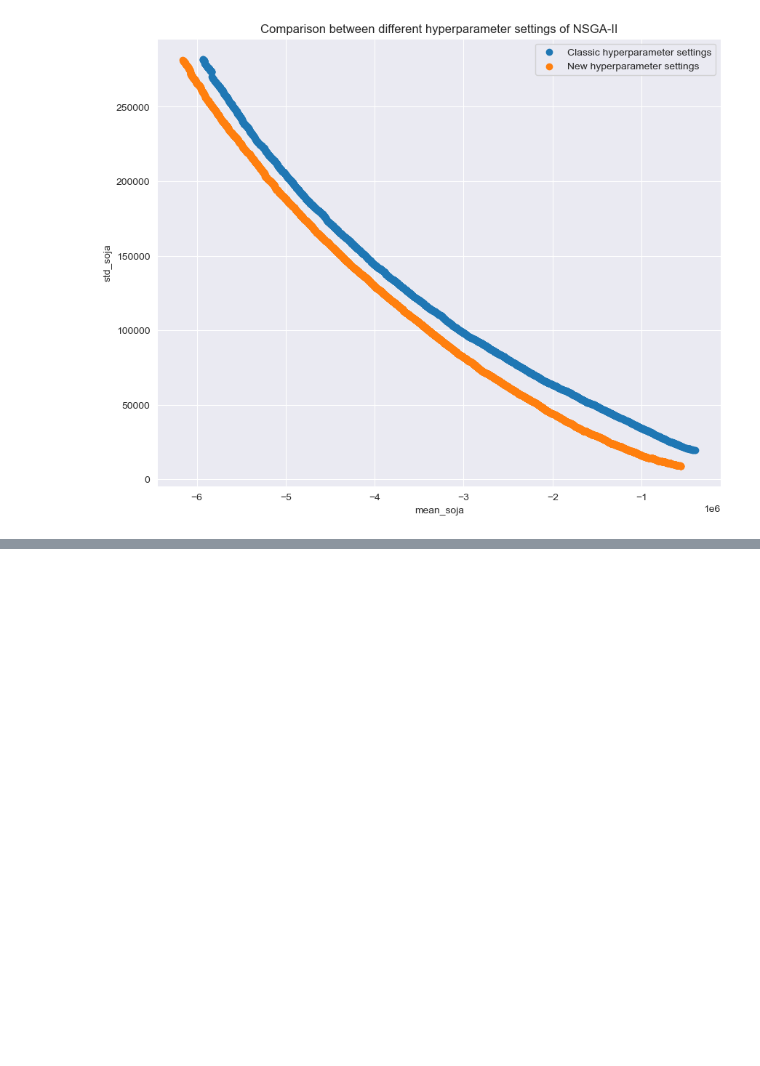
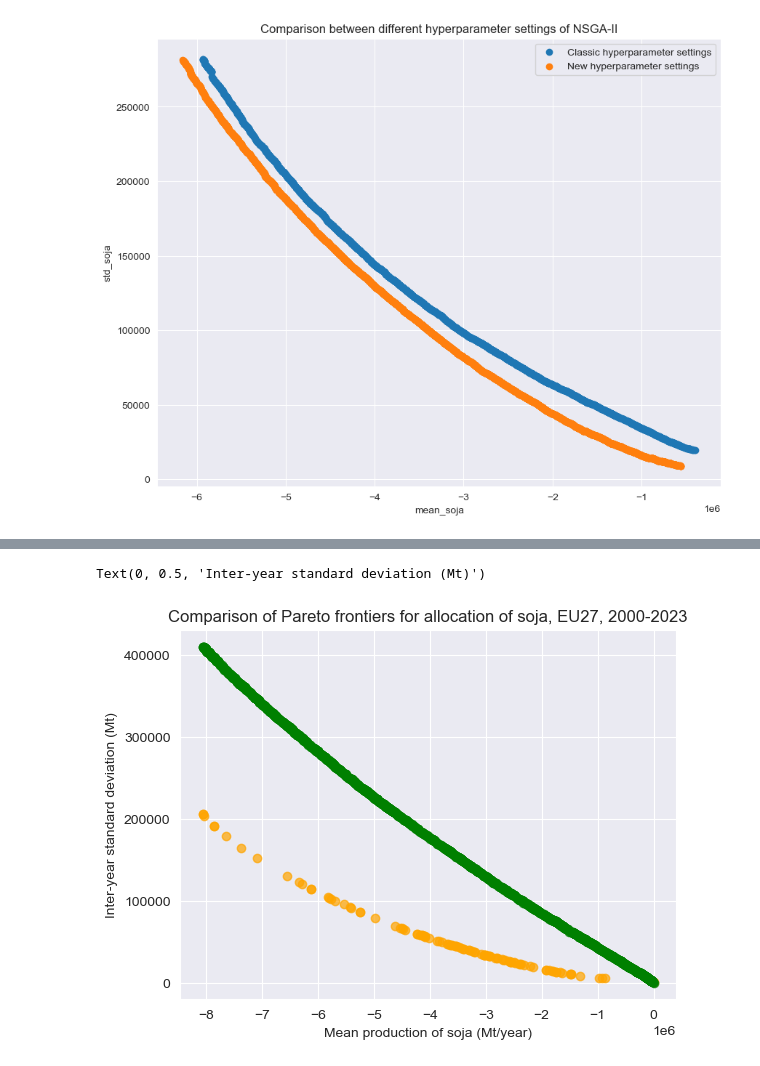
Before and after one commit to albertotonda/optimization-crop-allocation, a Jupyter notebook: src/plot_figures.ipynb, the cells around one changed output, grey strips where cells are left out. Cells and saved outputs as stored; diff of their text form; code cells hidden in the pictures; blank space fills up the shorter version.

```diff
--- a/src/plot_figures.ipynb
+++ b/src/plot_figures.ipynb
@@ -194,0 +230,23 @@ ax.legend(loc='best')
+# %%
+# ok, that was not very good; let's try a comparison on EU27
+df_qp = pd.read_csv("../results/mean-prod-std-prod-eu27/2024-06-24-qp-mean-std-eu27.csv")
+#df_ea = pd.read_csv("../results/mean-prod-std-prod-eu27/2024-06-22-ea-mean-std-eu27.csv")
+#df_ea = pd.read_csv("2024-06-27-soja-allocation-2-objectives-mean-std-eu27/42-archive.csv")
+df_ea = pd.read_csv("../results/mean-prod-std-prod-eu27/2024-06-27-ea-mean-std-eu27-seeding.csv")
+
+# rename and select columns, so that we have coherent plots
+df_ea = df_ea[["mean_soja", "std_soja"]]
+df_qp.columns = ["mean_soja", "std_soja"]
+
+# scatter plots!
+fig, ax = plt.subplots()
+ax.scatter(df_qp["mean_soja"].values, df_qp["std_soja"].values, color='orange',
+           alpha=0.7, label="Results with Quadratic Programming")
+ax.scatter(df_ea["mean_soja"].values, df_ea["std_soja"].values, color='green',
+          alpha=0.7, label="Results with Evolutionary Algorithm")
+ax.set_title("Comparison of Pareto frontiers for allocation of soja, EU27, 2000-2023")
+ax.set_xlabel("Mean production of soja (Mt/year)")
+ax.set_ylabel("Inter-year standard deviation (Mt)")
+# %% [output]
+Text(0, 0.5, 'Inter-year standard deviation (Mt)')
+[figure, added]
```
Also changed, not shown: parts of 4 cells of this notebook, 4 other files.
